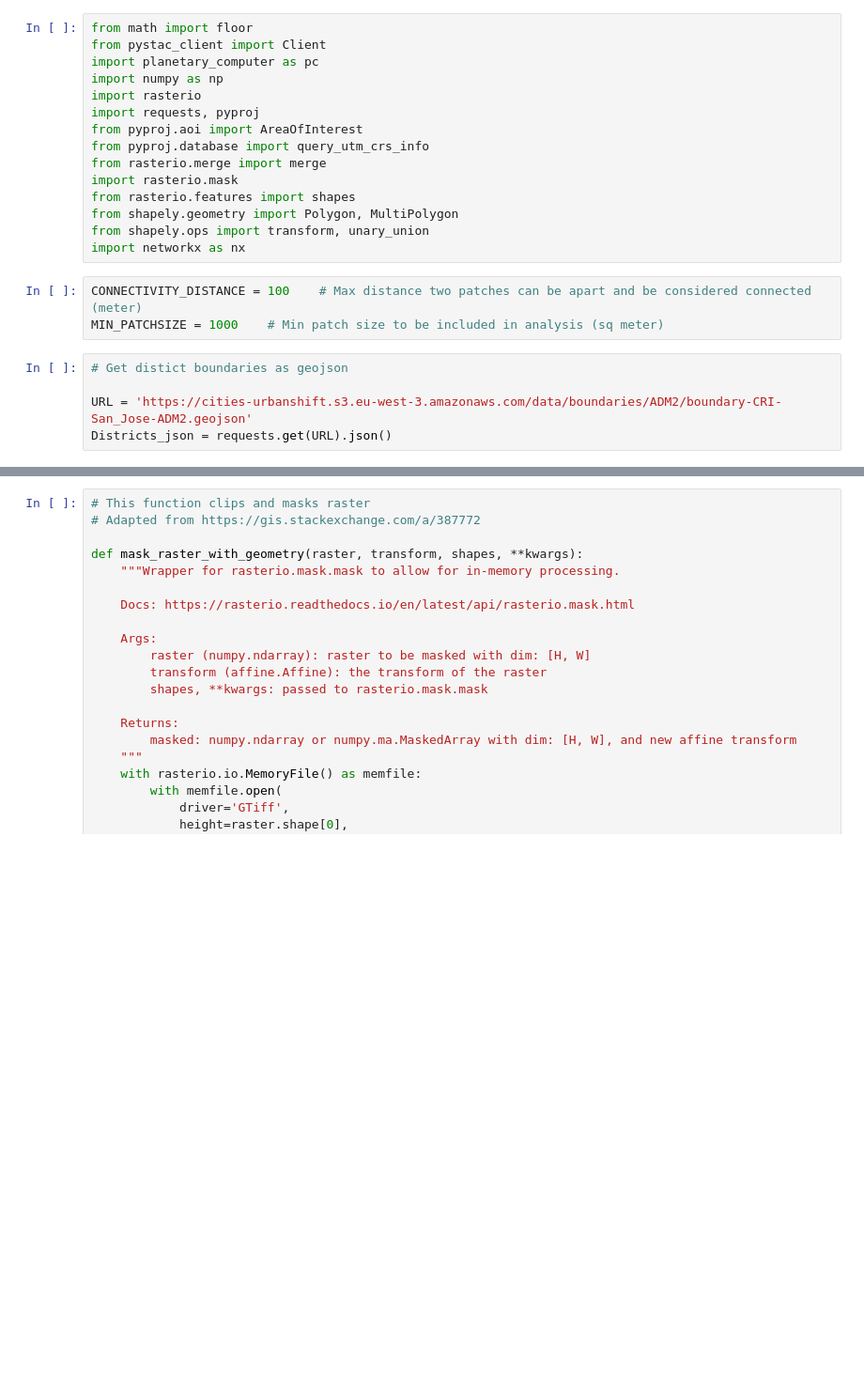
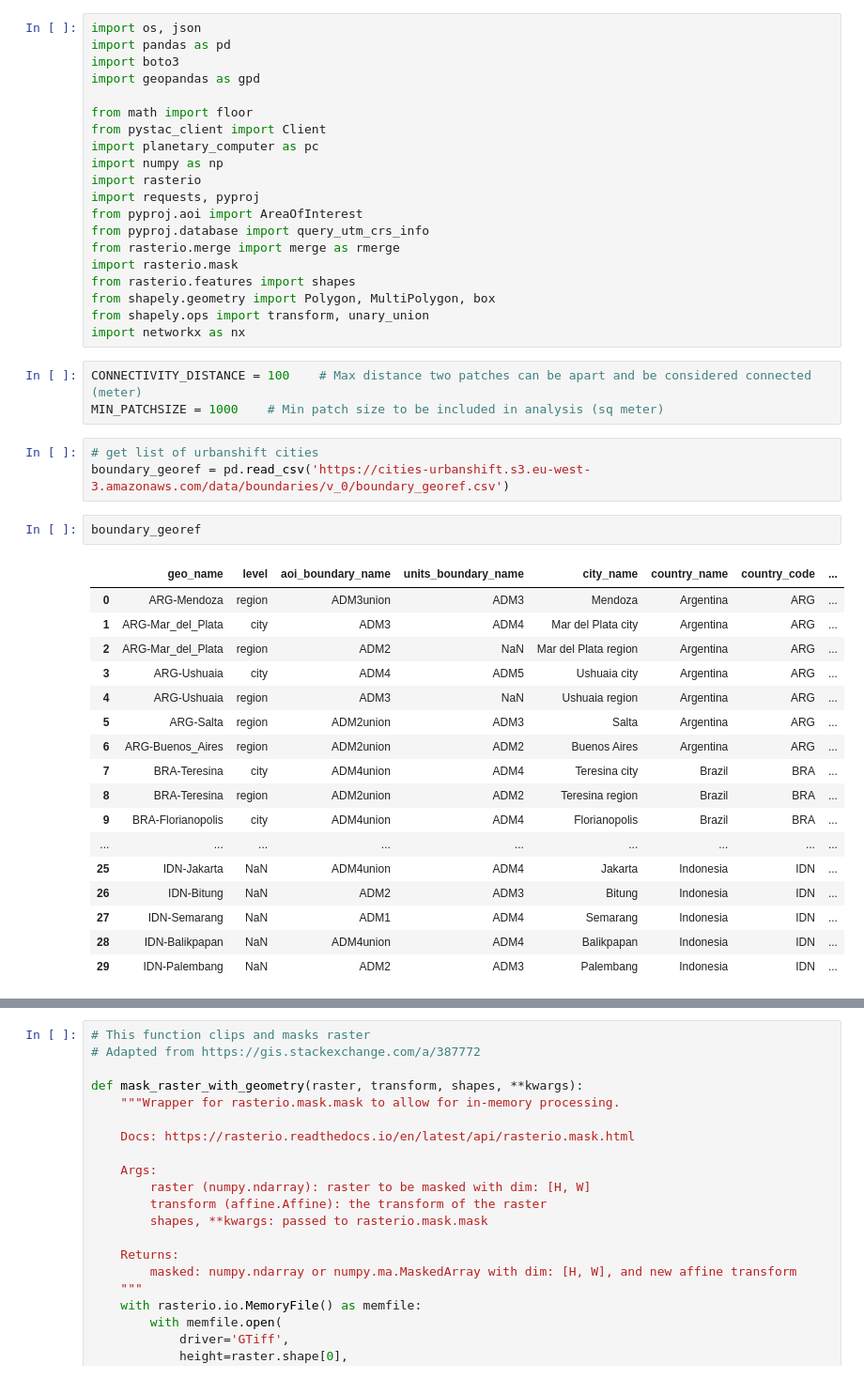
Before and after one commit to wri/cities-urbanshift, a Jupyter notebook: compute-indicator-SICB-2.ipynb, the cells around one changed output, grey strips where cells are left out. Shown: that part at 94% size. Cells and saved outputs as stored; diff of their text form; blank space fills up the shorter version.

Commit message:
integrate into UrbanShift indicator workflow

```diff
--- a/compute-indicator-SICB-2.ipynb
+++ b/compute-indicator-SICB-2.ipynb
@@ -1,4 +1,9 @@
 # %%
+import os, json
+import pandas as pd
+import boto3
+import geopandas as gpd
+
 from math import floor
 from pystac_client import Client
 import planetary_computer as pc
@@ -7,20 +12,38 @@ import rasterio
 import requests, pyproj
 from pyproj.aoi import AreaOfInterest
 from pyproj.database import query_utm_crs_info
-from rasterio.merge import merge
+from rasterio.merge import merge as rmerge
 import rasterio.mask
 from rasterio.features import shapes
-from shapely.geometry import Polygon, MultiPolygon
+from shapely.geometry import Polygon, MultiPolygon, box
 from shapely.ops import transform, unary_union
 import networkx as nx
 # %%
 CONNECTIVITY_DISTANCE = 100    # Max distance two patches can be apart and be considered connected (meter)
 MIN_PATCHSIZE = 1000    # Min patch size to be included in analysis (sq meter)
 # %%
-# Get distict boundaries as geojson
-
-URL = 'https://cities-urbanshift.s3.eu-west-3.amazonaws.com/data/boundaries/ADM2/boundary-CRI-San_Jose-ADM2.geojson'
-Districts_json = requests.get(URL).json()
+# get list of urbanshift cities
+boundary_georef = pd.read_csv('https://cities-urbanshift.s3.eu-west-3.amazonaws.com/data/boundaries/v_0/boundary_georef.csv')
+# %%
+boundary_georef
+# %% [output]
+|  | geo_name | level | aoi_boundary_name | units_boundary_name | city_name | country_name | country_code | ... |
+| 0 | ARG-Mendoza | region | ADM3union | ADM3 | Mendoza | Argentina | ARG | ... |
+| 1 | ARG-Mar_del_Plata | city | ADM3 | ADM4 | Mar del Plata city | Argentina | ARG | ... |
+| 2 | ARG-Mar_del_Plata | region | ADM2 | NaN | Mar del Plata region | Argentina | ARG | ... |
+| 3 | ARG-Ushuaia | city | ADM4 | ADM5 | Ushuaia city | Argentina | ARG | ... |
+| 4 | ARG-Ushuaia | region | ADM3 | NaN | Ushuaia region | Argentina | ARG | ... |
+| 5 | ARG-Salta | region | ADM2union | ADM3 | Salta | Argentina | ARG | ... |
+| 6 | ARG-Buenos_Aires | region | ADM2union | ADM2 | Buenos Aires | Argentina | ARG | ... |
+| 7 | BRA-Teresina | city | ADM4union | ADM4 | Teresina city | Brazil | BRA | ... |
+| 8 | BRA-Teresina | region | ADM2union | ADM2 | Teresina region | Brazil | BRA | ... |
+| 9 | BRA-Florianopolis | city | ADM4union | ADM4 | Florianopolis | Brazil | BRA | ... |
+| ... | ... | ... | ... | ... | ... | ... | ... | ... |
+| 25 | IDN-Jakarta | NaN | ADM4union | ADM4 | Jakarta | Indonesia | IDN | ... |
+| 26 | IDN-Bitung | NaN | ADM2 | ADM3 | Bitung | Indonesia | IDN | ... |
+| 27 | IDN-Semarang | NaN | ADM1 | ADM4 | Semarang | Indonesia | IDN | ... |
+| 28 | IDN-Balikpapan | NaN | ADM4union | ADM4 | Balikpapan | Indonesia | IDN | ... |
+| 29 | IDN-Palembang | NaN | ADM2 | ADM3 | Palembang | Indonesia | IDN | ... |
 # %%
 # Convert district-boundary geojsons to Shapely polygons
 
```
Also changed, not shown: parts of 24 cells of this notebook.
